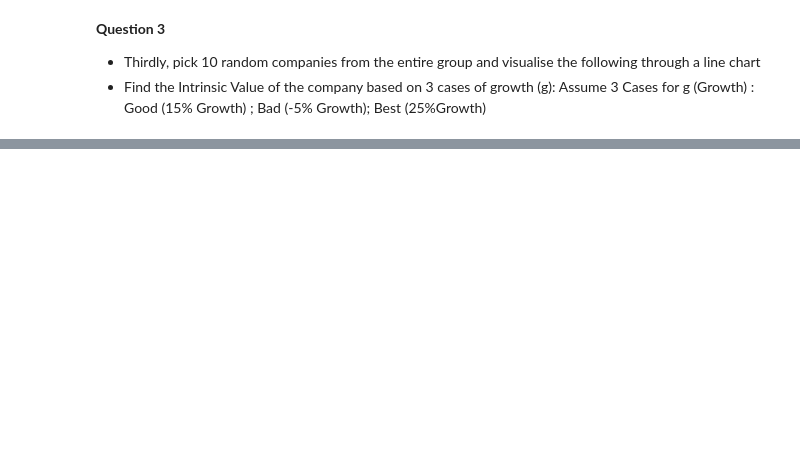
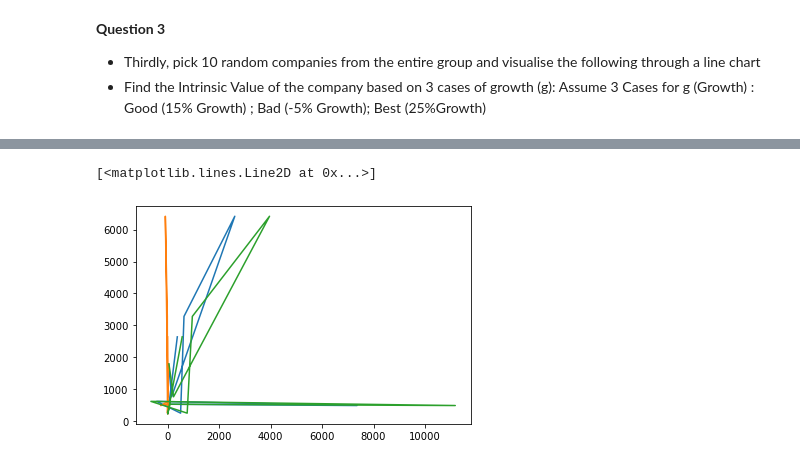
Before and after one commit to vrajnena/Feature_Engineering, a Jupyter notebook: Practice/Task.ipynb, the cells around one changed output, grey strips where cells are left out. Cells and saved outputs as stored; diff of their text form; code cells hidden in the pictures; blank space fills up the shorter version.

```diff
--- a/Practice/Task.ipynb
+++ b/Practice/Task.ipynb
@@ -123,6 +175,6 @@ through a line chart
 # %%
-# Selecting ten random companies
-random_data =  data.sample(10,random_state=1)
+# Select ten random companies
+random_data= data_3.sample(10,random_state=1)
 # %%
 random_data
 # %% [output]
@@ -138,8 +190,7 @@ random_data
 | 1131 | TGV SRAAC Ltd | TGVSL | Commodity Chemicals | 754.447641 | 71.75 | 26.060368 | 5.04896361083737 | 2.12270635895367 | ... |
 | 808 | HBL Power Systems Ltd | HBLPOWER | Batteries | 1785.135452 | 66.75 | 130.111913 | 1.76472101458594 | 1.28296240882737 | ... |
 # %%
-# AAA bond yied is 6.77%
-# EPS is calculated from PE ratio
-def intrinsic_value(PE,Close,g):
-    EPS = PE / Close
-    return (EPS*(8.5+2*g)*6)/6.77
+# AAA bond yied is 4.457%
+# Created a function that gives intrinsic value
+def intrinsic_value(EPS,g):
+    return ((EPS*(8.5+2*g)*6)/4.457)
@@ -147,0 +197,6 @@ random_data
+# %%
+random_data['Earnings Per Share']= random_data['Earnings Per Share'].astype(float)
+# %%
+Good_growth= intrinsic_value(random_data['Earnings Per Share'],15)
+Bad_growth=intrinsic_value(random_data['Earnings Per Share'],-5)
+Excellent_growth=intrinsic_value(random_data['Earnings Per Share'],25)
@@ -147,0 +245,7 @@ random_data
+# %%
+plt.plot(Good_growth,random_data['Market Cap'])
+plt.plot(Bad_growth,random_data['Market Cap'])
+plt.plot(Excellent_growth,random_data['Market Cap'])
+# %% [output]
+[<matplotlib.lines.Line2D at 0x...>]
+[figure, added]
```
Also changed, not shown: parts of 14 cells of this notebook, 1 other file.
